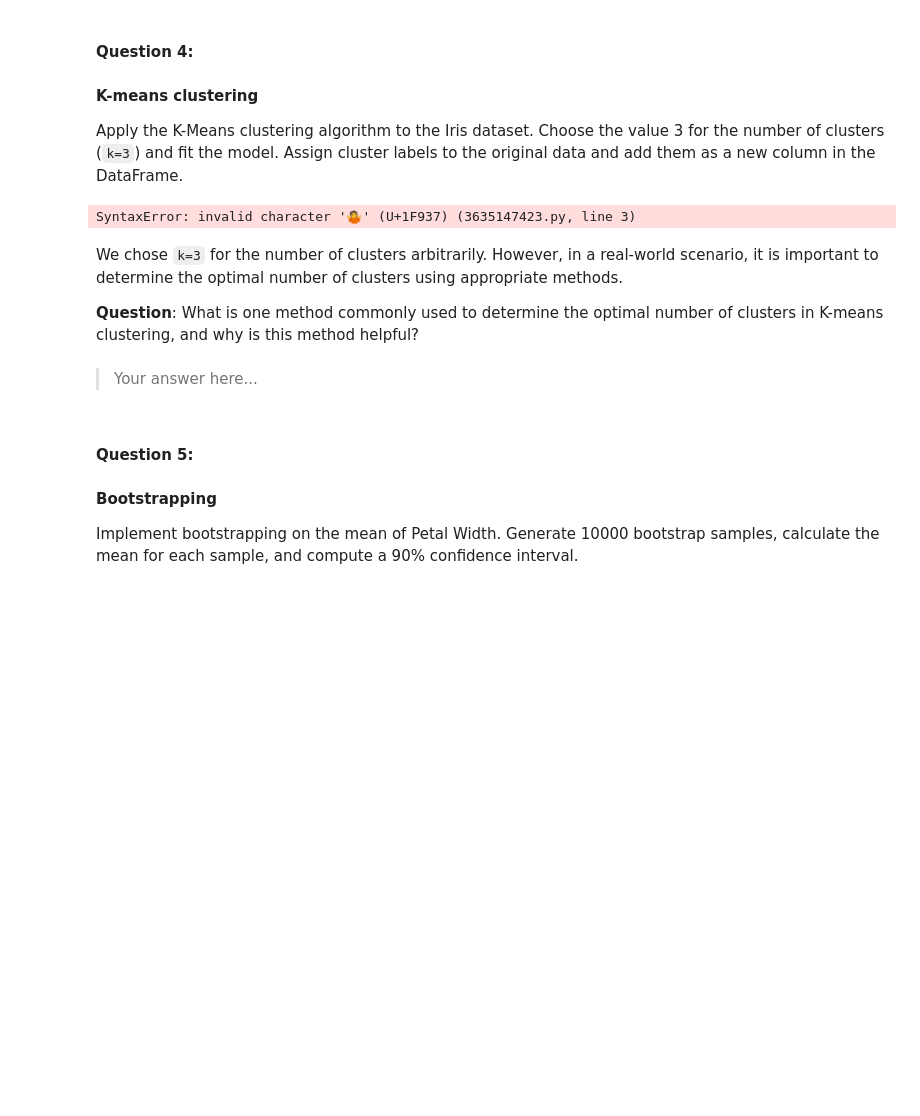
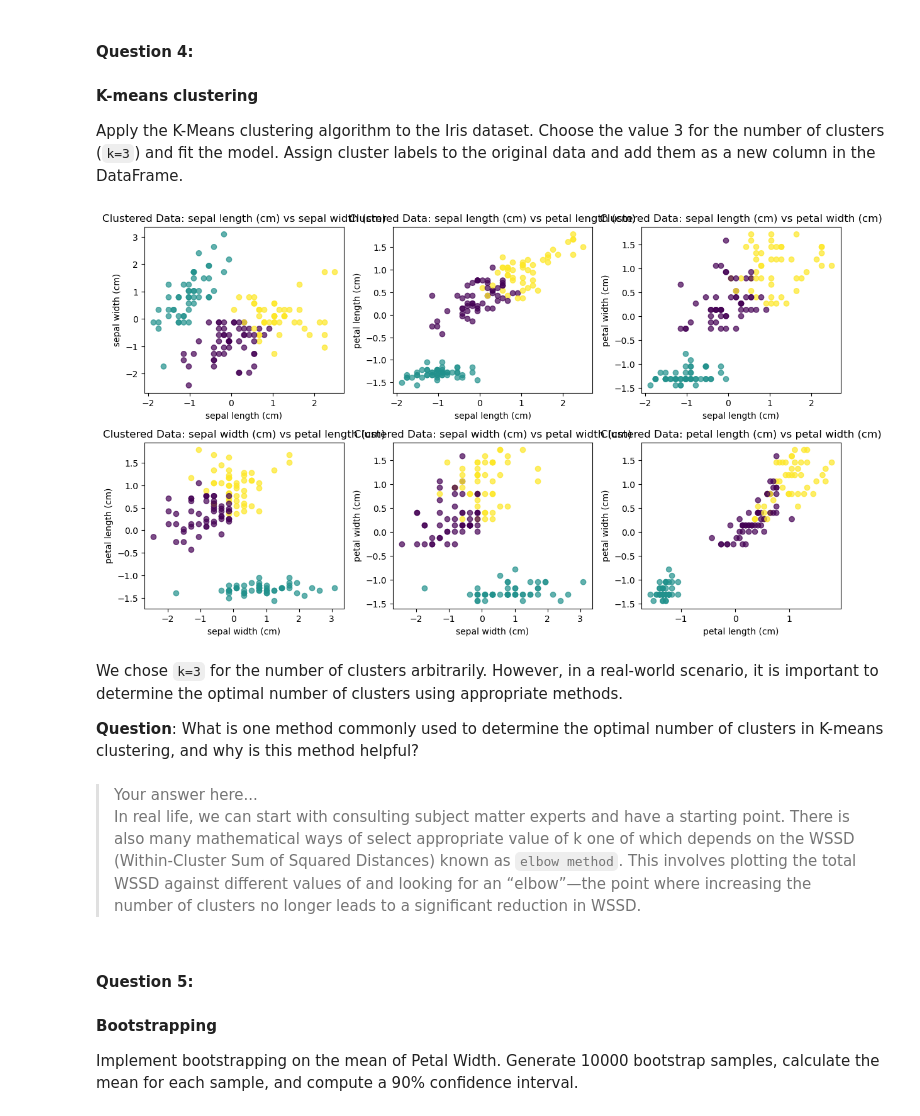
Before and after one commit to sanjanabansal1994/LCR, a Jupyter notebook: 02_activities/assignments/assignment_3.ipynb, the cells around one changed output. Drawn from its saved outputs; the diff is of its cells as text; code cells hidden in the pictures; blank space fills up the shorter version.

```diff
--- a/02_activities/assignments/assignment_3.ipynb
+++ b/02_activities/assignments/assignment_3.ipynb
@@ -150,20 +179,27 @@ Why is it important to standardize the features of a dataset before applying clu
 Apply the K-Means clustering algorithm to the Iris dataset. Choose the value 3 for the number of clusters (`k=3`) and fit the model. Assign cluster labels to the original data and add them as a new column in the DataFrame.
 # %%
 # Your answer...
+# Perform K-means clustering
+kmeans = KMeans(n_clusters=3, random_state=0)
+clusters = kmeans.fit(scaled_iris_df)
 
-clustered_iris_data = 🤷‍♂️
+# Create a copy of the DataFrame for clustering and modification
+clustered_iris_data = scaled_iris_df.copy()
 
+# Add cluster labels to the copied DataFrame
+clustered_iris_data['Cluster'] = clusters.labels_
 
 # Use the helper function to plot scatter plots, colored by cluster labels
 plot_feature_pairs(clustered_iris_data, feature_names, color_labels=clustered_iris_data['Cluster'], title_prefix='Clustered Data: ')
 # %% [output]
-SyntaxError: invalid character '🤷' (U+1F937) (3635147423.py, line 3)
+[figure, added]
 # %% [markdown]
 We chose `k=3` for the number of clusters arbitrarily. However, in a real-world scenario, it is important to determine the optimal number of clusters using appropriate methods.
 
 **Question**: What is one method commonly used to determine the optimal number of clusters in K-means clustering, and why is this method helpful?
 # %% [markdown]
 > Your answer here...
+In real life, we can start with consulting subject matter experts and have a starting point. There is also many mathematical ways of select appropriate value of k one of which depends on the WSSD (Within-Cluster Sum of Squared Distances) known as `elbow method`. This involves plotting the total WSSD against different values of  and looking for an “elbow”—the point where increasing the number of clusters no longer leads to a significant reduction in WSSD.
 # %% [markdown]
 #### **Question 5:**
 #### Bootstrapping
```
Also changed, not shown: parts of 7 cells of this notebook.
